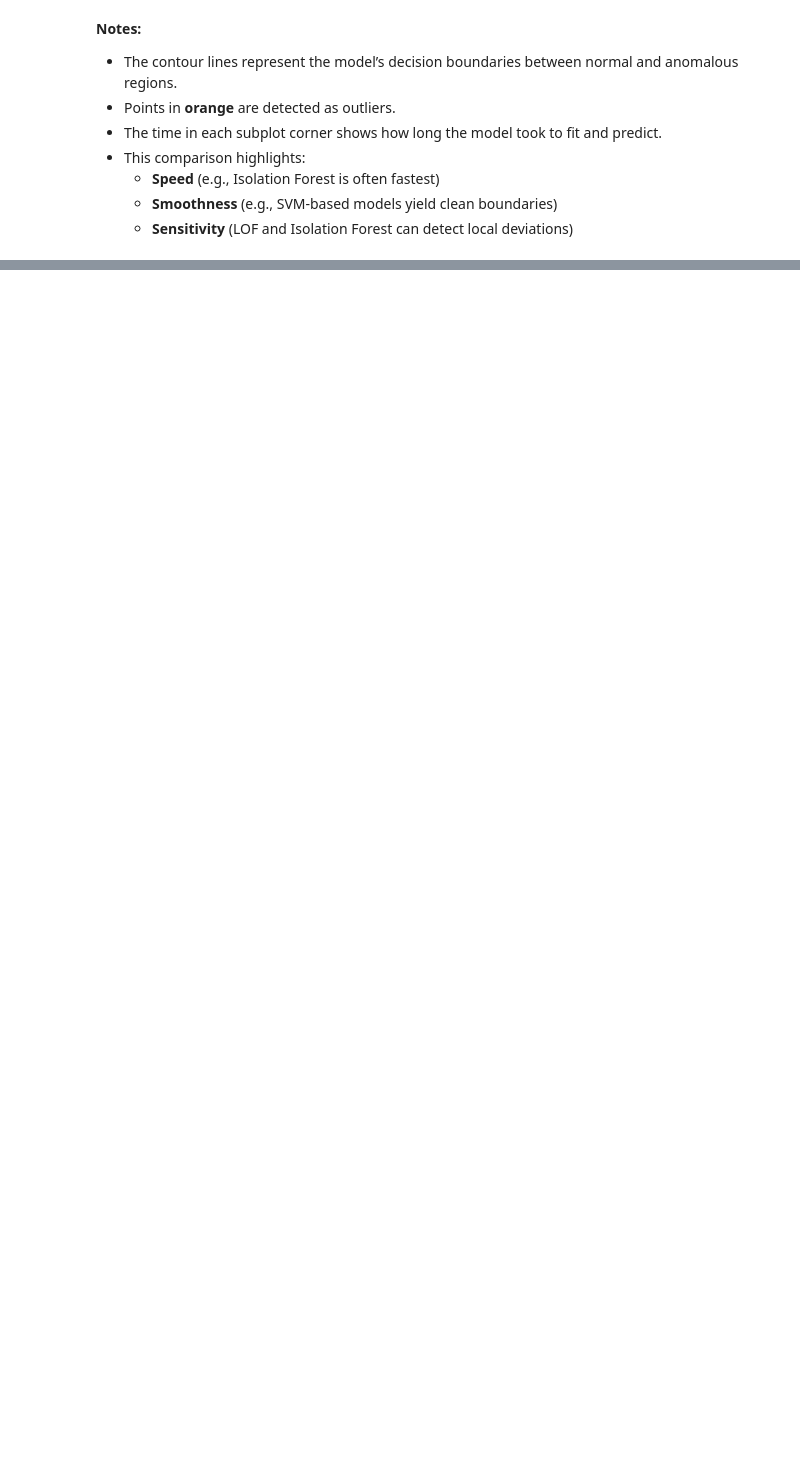
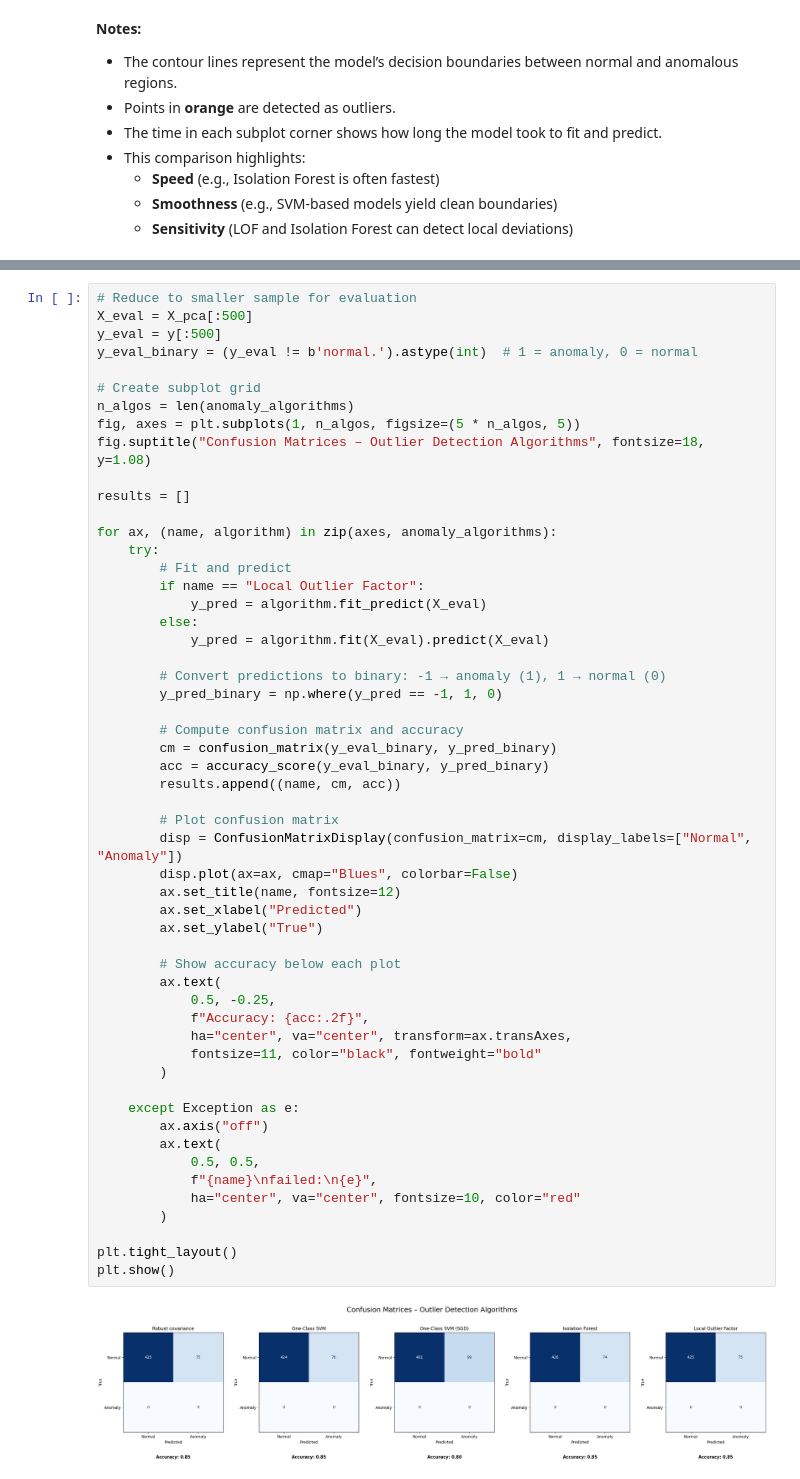
Before and after one commit to shaoyunguo/mlcysec_tutorial, a Jupyter notebook: source/tutorial_notebooks/getting_started_with_ml/getting_started_with_ml.ipynb, the cells around one changed output, grey strips where cells are left out. Saved outputs shown, nothing was run; the diff lists cells and outputs as text; blank space fills up the shorter version.

```diff
--- a/source/tutorial_notebooks/getting_started_with_ml/getting_started_with_ml.ipynb
+++ b/source/tutorial_notebooks/getting_started_with_ml/getting_started_with_ml.ipynb
@@ -380,0 +395,56 @@ plt.show()
+# %%
+# Reduce to smaller sample for evaluation
+X_eval = X_pca[:500]
+y_eval = y[:500]
+y_eval_binary = (y_eval != b'normal.').astype(int)  # 1 = anomaly, 0 = normal
+
+# Create subplot grid
+n_algos = len(anomaly_algorithms)
+fig, axes = plt.subplots(1, n_algos, figsize=(5 * n_algos, 5))
+fig.suptitle("Confusion Matrices – Outlier Detection Algorithms", fontsize=18, y=1.08)
+
+results = []
+
+for ax, (name, algorithm) in zip(axes, anomaly_algorithms):
+    try:
+        # Fit and predict
+        if name == "Local Outlier Factor":
+            y_pred = algorithm.fit_predict(X_eval)
+        else:
+            y_pred = algorithm.fit(X_eval).predict(X_eval)
+
+        # Convert predictions to binary: -1 → anomaly (1), 1 → normal (0)
+        y_pred_binary = np.where(y_pred == -1, 1, 0)
+
+        # Compute confusion matrix and accuracy
+        cm = confusion_matrix(y_eval_binary, y_pred_binary)
+        acc = accuracy_score(y_eval_binary, y_pred_binary)
+        results.append((name, cm, acc))
+
+        # Plot confusion matrix
+        disp = ConfusionMatrixDisplay(confusion_matrix=cm, display_labels=["Normal", "Anomaly"])
+        disp.plot(ax=ax, cmap="Blues", colorbar=False)
+        ax.set_title(name, fontsize=12)
+        ax.set_xlabel("Predicted")
+        ax.set_ylabel("True")
+
+        # Show accuracy below each plot
+        ax.text(
+            0.5, -0.25,
+            f"Accuracy: {acc:.2f}",
+            ha="center", va="center", transform=ax.transAxes,
+            fontsize=11, color="black", fontweight="bold"
+        )
+
+    except Exception as e:
+        ax.axis("off")
+        ax.text(
+            0.5, 0.5,
+            f"{name}\nfailed:\n{e}",
+            ha="center", va="center", fontsize=10, color="red"
+        )
+
+plt.tight_layout()
+plt.show()
+# %% [output]
+[figure, added]
```
Also changed, not shown: parts of 4 cells of this notebook.
